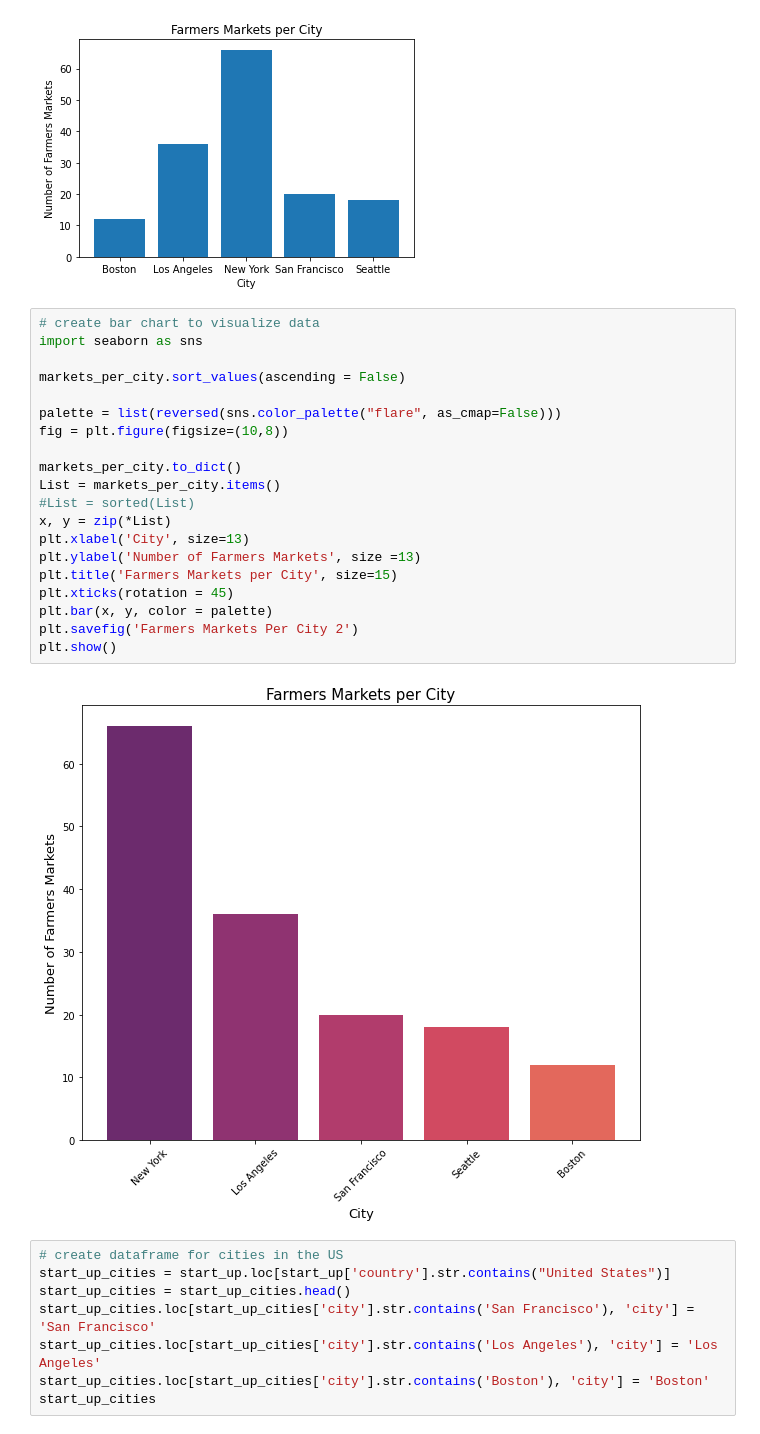
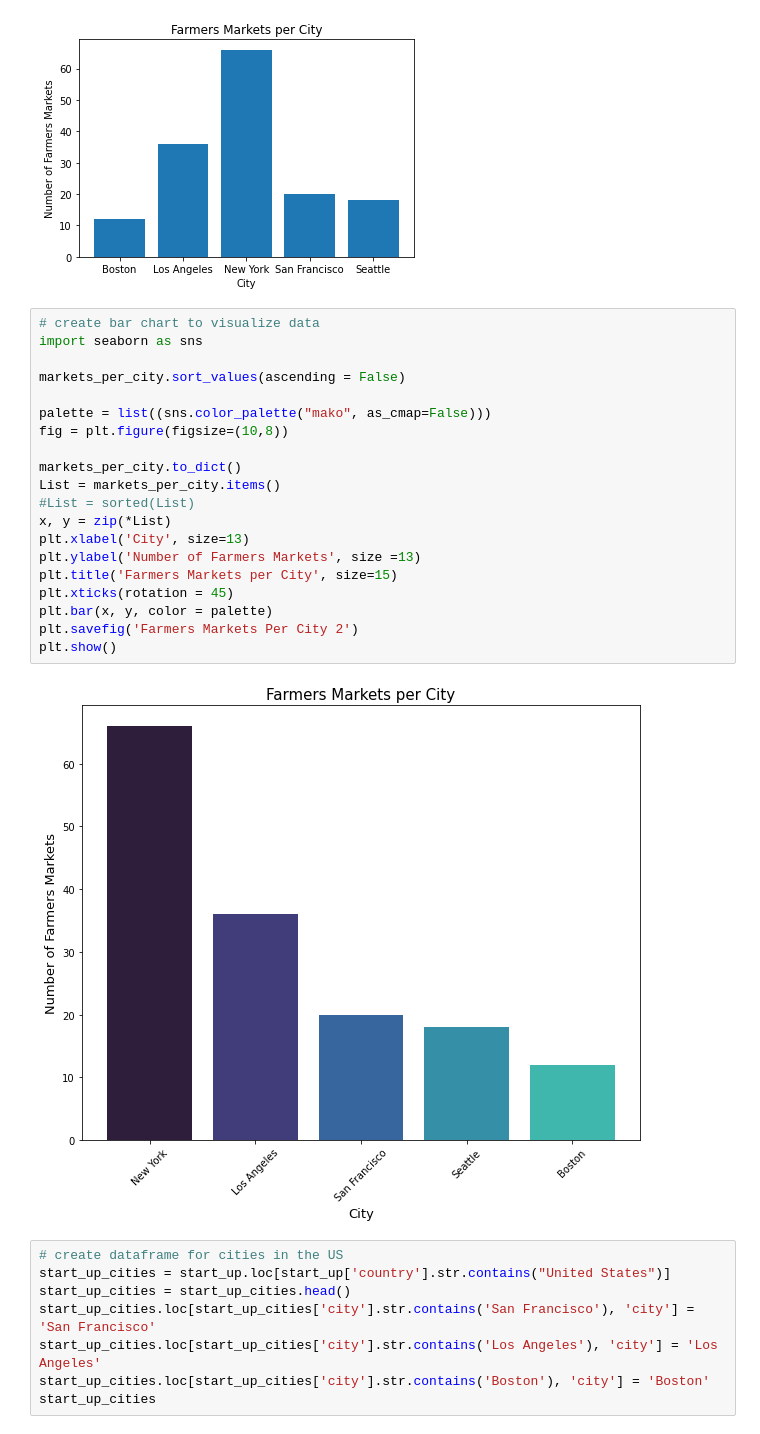
Before and after one commit to RobSalazar/Project-1, a Jupyter notebook: Nick/Start Ups and Farmers Markets/farmersmarketcount.ipynb, the cells around one changed output. Cells and saved outputs as stored; diff of their text form.

```diff
--- a/Nick/Start Ups and Farmers Markets/farmersmarketcount.ipynb
+++ b/Nick/Start Ups and Farmers Markets/farmersmarketcount.ipynb
@@ -92,25 +92,25 @@ plt.show()
 # %%
 # create bar chart to visualize data
 import seaborn as sns
 
 markets_per_city.sort_values(ascending = False)
 
-palette = list(reversed(sns.color_palette("flare", as_cmap=False)))
+palette = list((sns.color_palette("mako", as_cmap=False)))
 fig = plt.figure(figsize=(10,8))
 
 markets_per_city.to_dict()
 List = markets_per_city.items()
 #List = sorted(List)
 x, y = zip(*List)
 plt.xlabel('City', size=13)
 plt.ylabel('Number of Farmers Markets', size =13)
 plt.title('Farmers Markets per City', size=15)
 plt.xticks(rotation = 45)
 plt.bar(x, y, color = palette)
 plt.savefig('Farmers Markets Per City 2')
 plt.show()
 # %% [output]
-[figure, old version]
+[figure, new version]
 # %%
 # create dataframe for cities in the US
 start_up_cities = start_up.loc[start_up['country'].str.contains("United States")]
```
Also changed, not shown: 5 other files.
